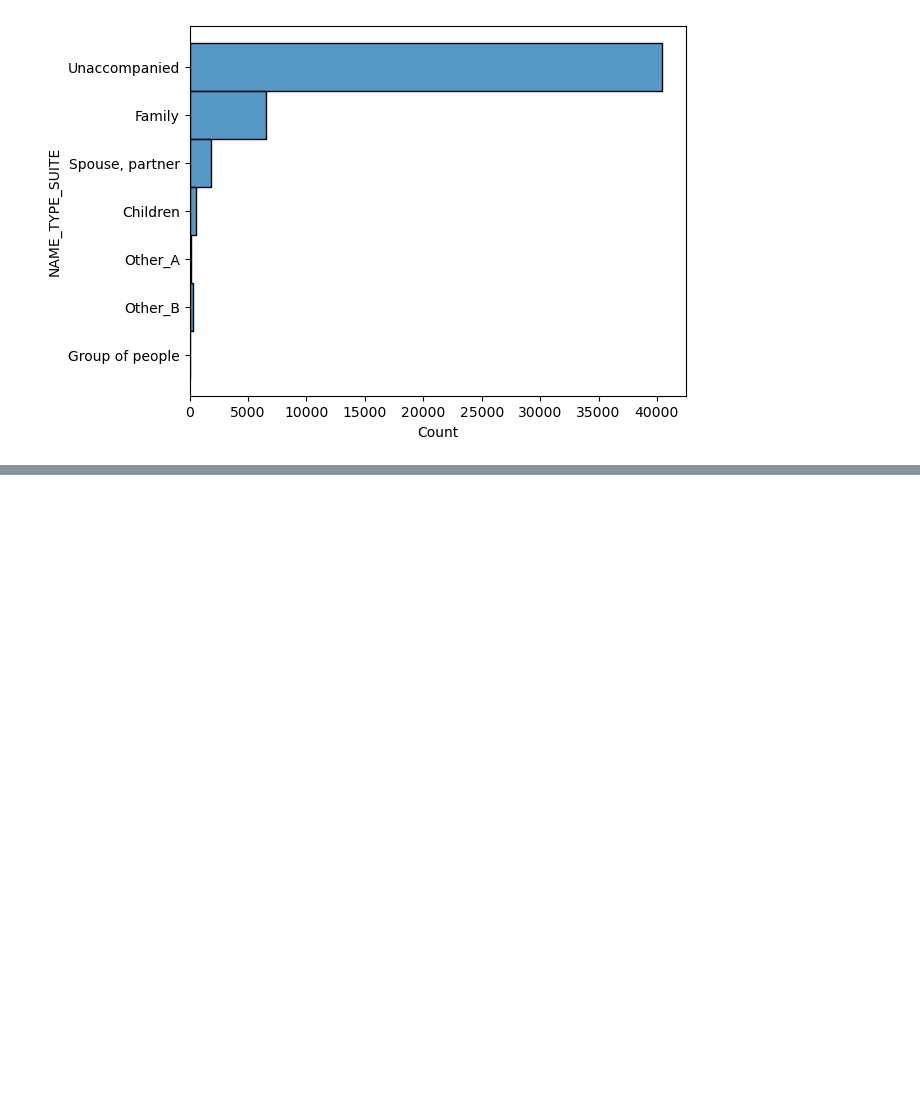
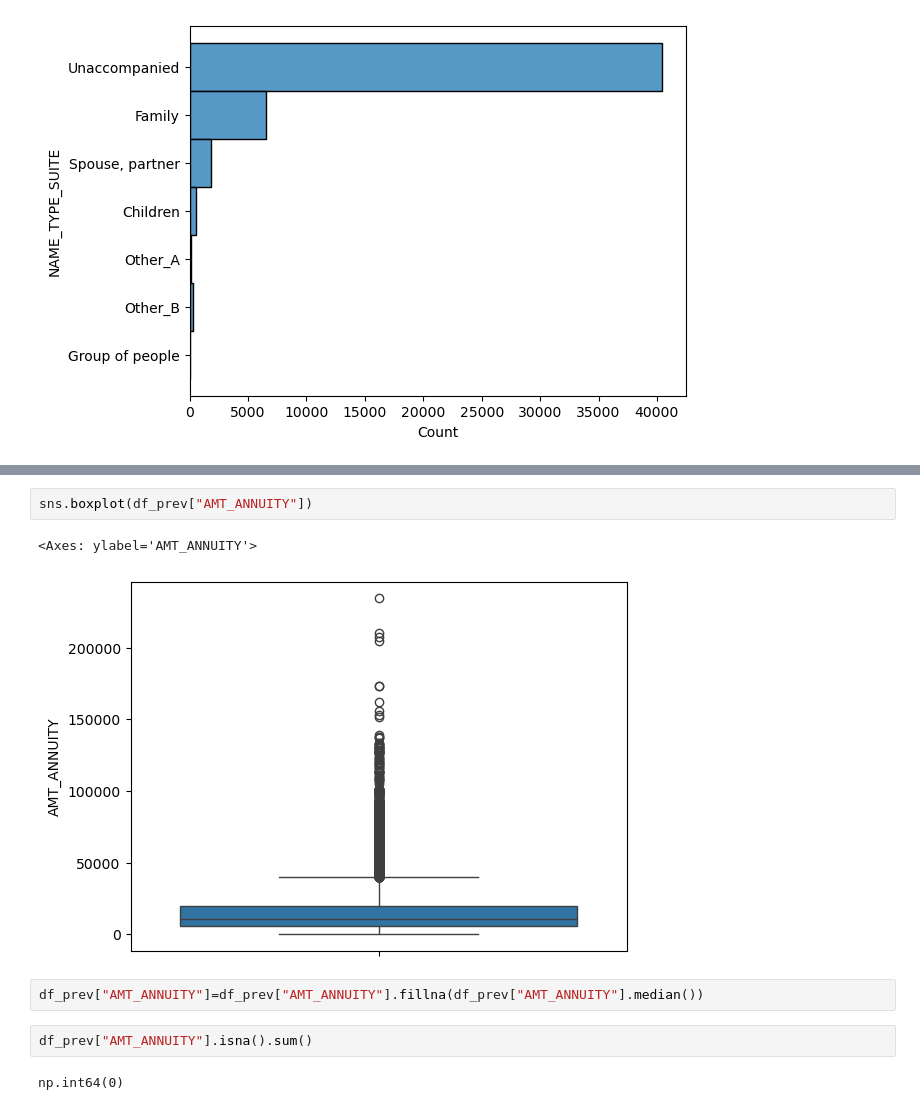
Before and after one commit to Rider-04/daily-python-data-lab, a Jupyter notebook: 03_pandas/Pandas_Practice.ipynb, the cells around one changed output, grey strips where cells are left out. Cells and saved outputs as stored; diff of their text form; blank space fills up the shorter version.

```diff
--- a/03_pandas/Pandas_Practice.ipynb
+++ b/03_pandas/Pandas_Practice.ipynb
@@ -60,0 +138,11 @@ for index,values in enumerate(mode):
+# %%
+sns.boxplot(df_prev["AMT_ANNUITY"])
+# %% [output]
+<Axes: ylabel='AMT_ANNUITY'>
+[figure, added]
+# %%
+df_prev["AMT_ANNUITY"]=df_prev["AMT_ANNUITY"].fillna(df_prev["AMT_ANNUITY"].median())
+# %%
+df_prev["AMT_ANNUITY"].isna().sum()
+# %% [output]
+np.int64(0)
```
Also changed, not shown: parts of 17 cells of this notebook, 1 other file.
